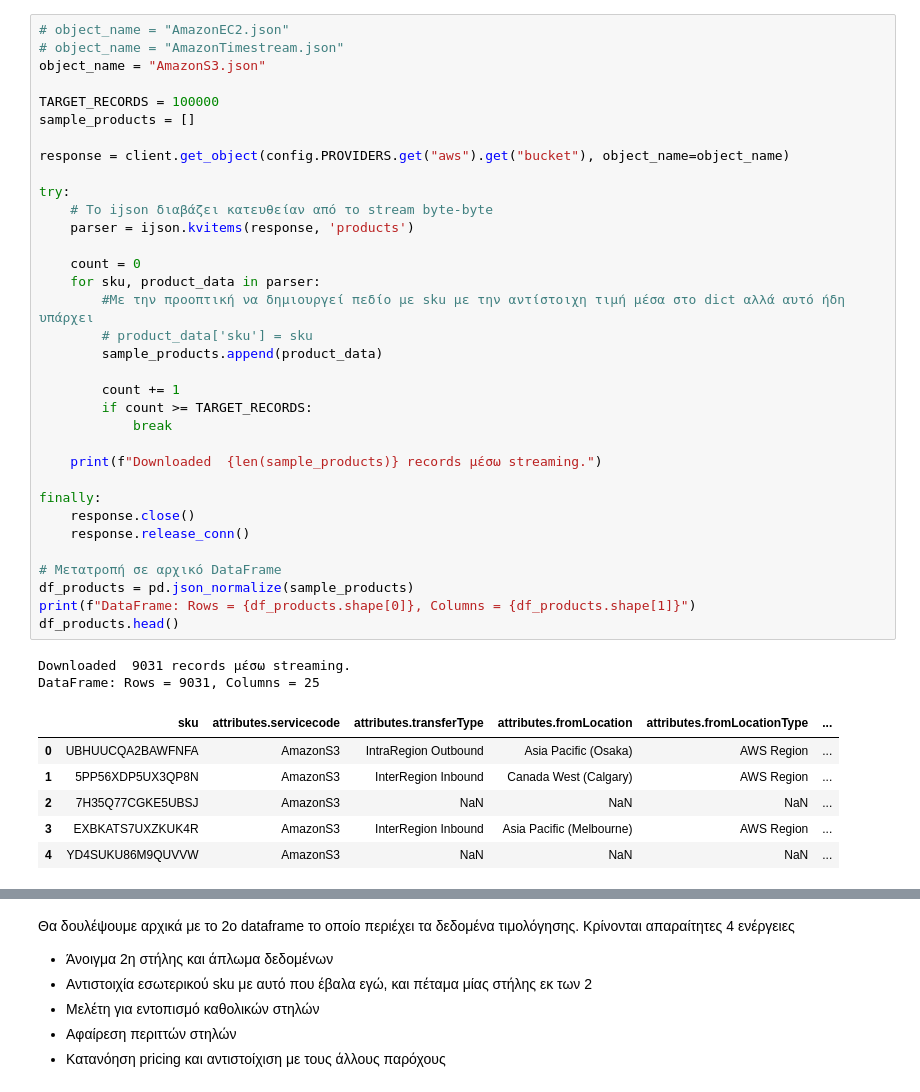
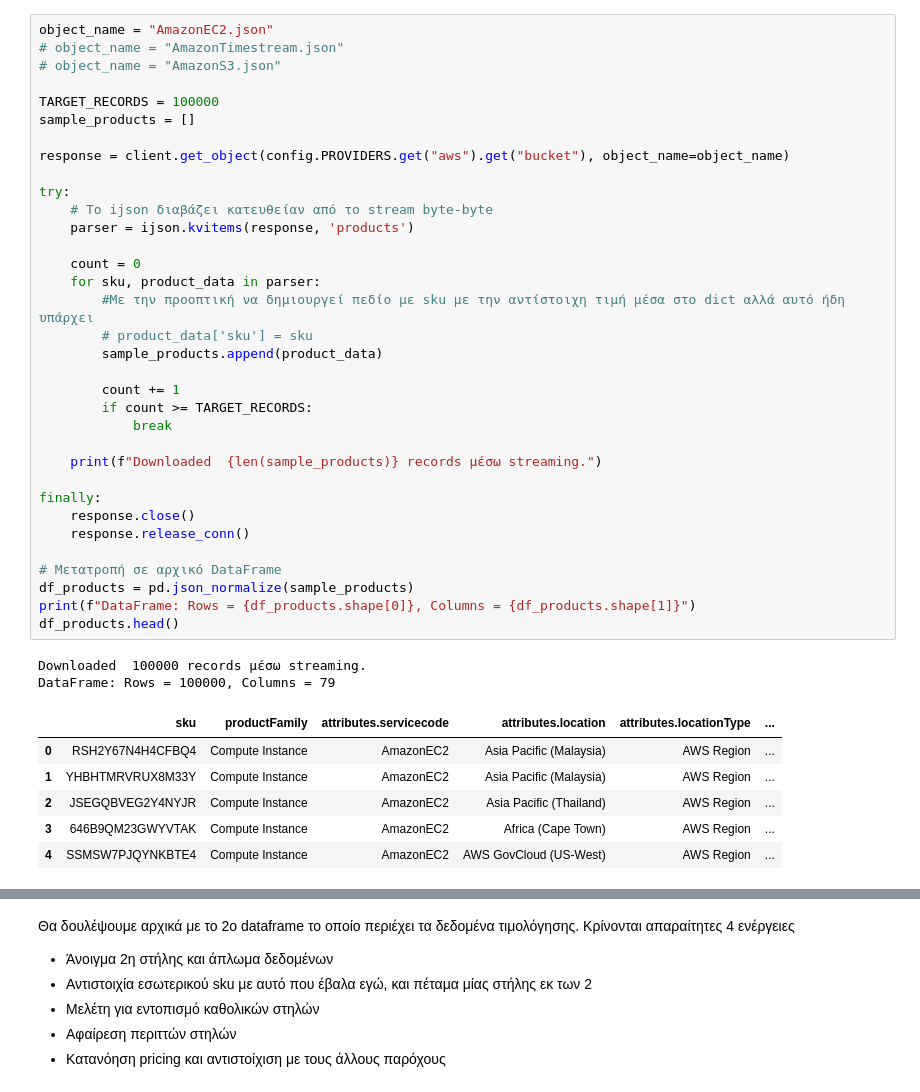
Before and after one commit to PanosVaritis/Pricing-ops-api, a Jupyter notebook: notebooks/aws_eda.ipynb, the cells around one changed output, grey strips where cells are left out. Drawn from its saved outputs; the diff is of its cells as text.

```diff
--- a/notebooks/aws_eda.ipynb
+++ b/notebooks/aws_eda.ipynb
@@ -17,47 +19,47 @@ client = config.create_minio_client()
 [Bucket('aws'), Bucket('azure'), Bucket('azure-clean'), Bucket('google'), Bucket('google-clean')]
 # %%
-# object_name = "AmazonEC2.json"
+object_name = "AmazonEC2.json"
 # object_name = "AmazonTimestream.json"
-object_name = "AmazonS3.json"
+# object_name = "AmazonS3.json"
 
 TARGET_RECORDS = 100000
 sample_products = []
 
 response = client.get_object(config.PROVIDERS.get("aws").get("bucket"), object_name=object_name)
 
 try:
     # Το ijson διαβάζει κατευθείαν από το stream byte-byte
     parser = ijson.kvitems(response, 'products')
 
     count = 0
     for sku, product_data in parser:
         #Mε την προοπτική να δημιουργεί πεδίο με sku με την αντίστοιχη τιμή μέσα στο dict αλλά αυτό ήδη υπάρχει
         # product_data['sku'] = sku
         sample_products.append(product_data)
 
         count += 1
         if count >= TARGET_RECORDS:
             break
 
     print(f"Downloaded  {len(sample_products)} records μέσω streaming.")
 
 finally:
     response.close()
     response.release_conn()
 
 # Μετατροπή σε αρχικό DataFrame
 df_products = pd.json_normalize(sample_products)
 print(f"DataFrame: Rows = {df_products.shape[0]}, Columns = {df_products.shape[1]}")
 df_products.head()
 # %% [output]
-Downloaded  9031 records μέσω streaming.
-DataFrame: Rows = 9031, Columns = 25
+Downloaded  100000 records μέσω streaming.
+DataFrame: Rows = 100000, Columns = 79
-|  | sku | attributes.servicecode | attributes.transferType | attributes.fromLocation | attributes.fromLocationType | ... |
-| 0 | UBHUUCQA2BAWFNFA | AmazonS3 | IntraRegion Outbound | Asia Pacific (Osaka) | AWS Region | ... |
-| 1 | 5PP56XDP5UX3QP8N | AmazonS3 | InterRegion Inbound | Canada West (Calgary) | AWS Region | ... |
-| 2 | 7H35Q77CGKE5UBSJ | AmazonS3 | NaN | NaN | NaN | ... |
-| 3 | EXBKATS7UXZKUK4R | AmazonS3 | InterRegion Inbound | Asia Pacific (Melbourne) | AWS Region | ... |
-| 4 | YD4SUKU86M9QUVVW | AmazonS3 | NaN | NaN | NaN | ... |
+|  | sku | productFamily | attributes.servicecode | attributes.location | attributes.locationType | ... |
+| 0 | RSH2Y67N4H4CFBQ4 | Compute Instance | AmazonEC2 | Asia Pacific (Malaysia) | AWS Region | ... |
+| 1 | YHBHTMRVRUX8M33Y | Compute Instance | AmazonEC2 | Asia Pacific (Malaysia) | AWS Region | ... |
+| 2 | JSEGQBVEG2Y4NYJR | Compute Instance | AmazonEC2 | Asia Pacific (Thailand) | AWS Region | ... |
+| 3 | 646B9QM23GWYVTAK | Compute Instance | AmazonEC2 | Africa (Cape Town) | AWS Region | ... |
+| 4 | SSMSW7PJQYNKBTE4 | Compute Instance | AmazonEC2 | AWS GovCloud (US-West) | AWS Region | ... |
 # %%
 # Στο πάνω κελί είχα μία λίστα η οποία είχε μέσα n sku, μαζί με όλα τα attributes τουσ.
 # Τώρα στο βήμα αυτό κάνω access την λίστα και απομονώνω σε ένα set μόνο τον κωδικό των n sku (η επιλογή set βασίζεται στην γρήγορη αναζήτηση)
```
Also changed, not shown: parts of 25 cells of this notebook.
